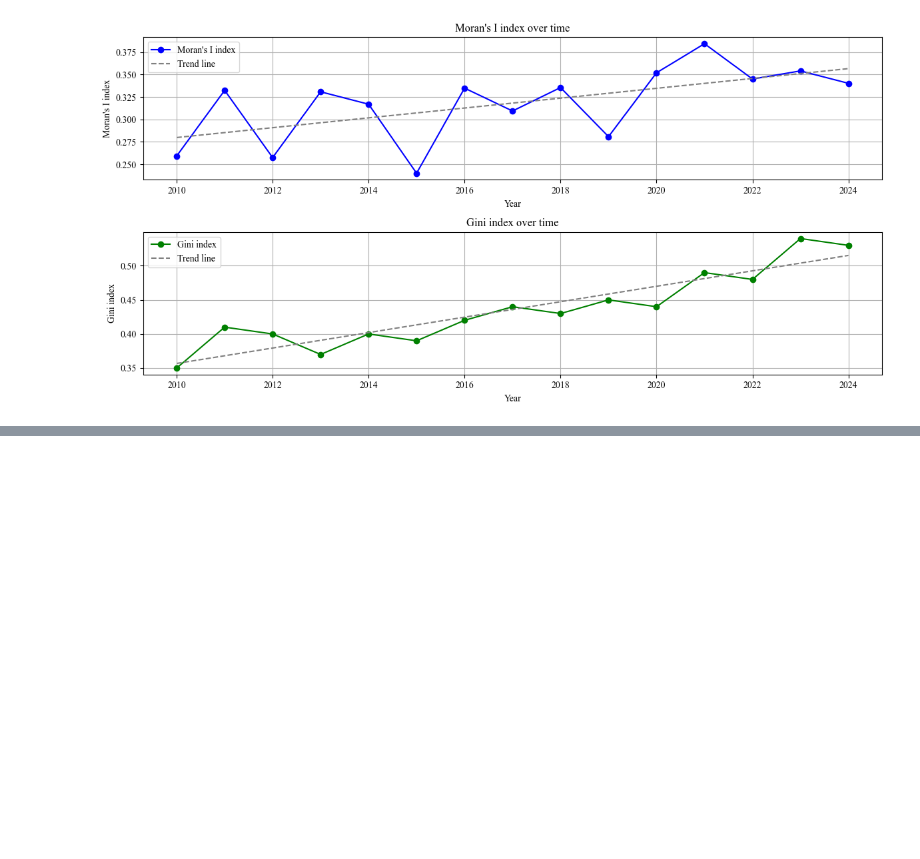
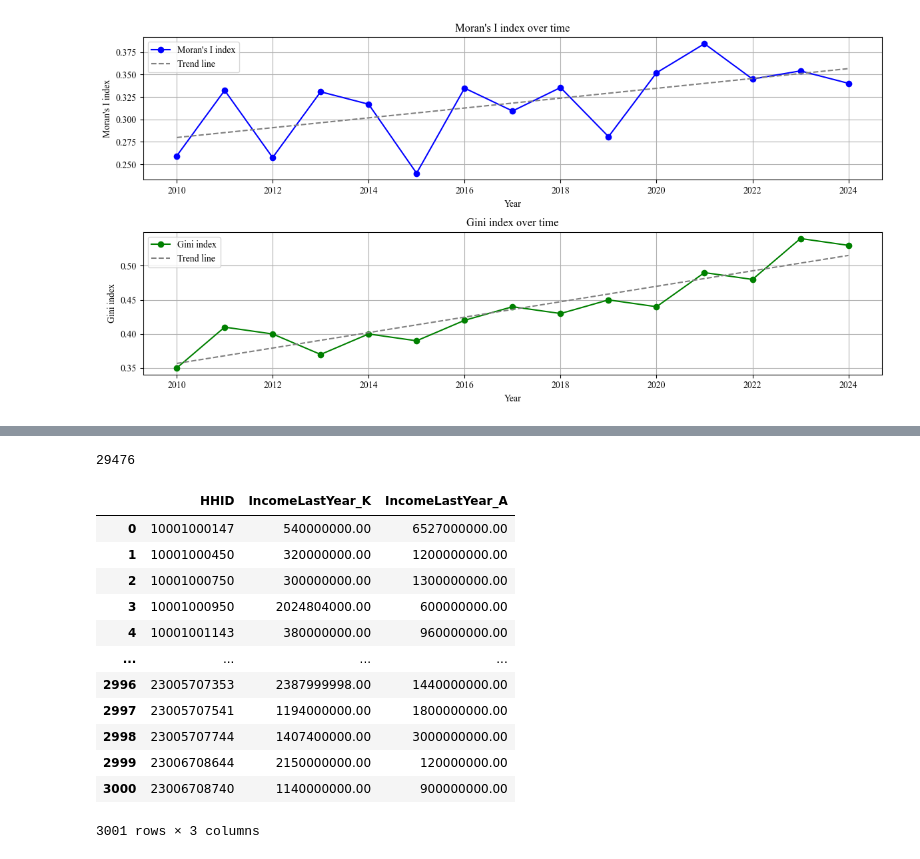
Before and after one commit to sinanarimani/energy-poverty, a Jupyter notebook: evaluation.ipynb, the cells around one changed output, grey strips where cells are left out. Saved outputs shown, nothing was run; the diff lists cells and outputs as text; code cells hidden in the pictures; blank space fills up the shorter version.

```diff
--- a/evaluation.ipynb
+++ b/evaluation.ipynb
@@ -1988,0 +2074,21 @@ plt.show()
+# %%
+17688 + 11788
+# %% [output]
+29476
+# %%
+df1_merge = pd.merge(data1, data2, on = "HHID", how = "inner", suffixes=('_K', '_A'))
+df1_merge
+# %% [output]
+|  | HHID | IncomeLastYear_K | IncomeLastYear_A |
+| 0 | 10001000147 | 540000000.00 | 6527000000.00 |
+| 1 | 10001000450 | 320000000.00 | 1200000000.00 |
+| 2 | 10001000750 | 300000000.00 | 1300000000.00 |
+| 3 | 10001000950 | 2024804000.00 | 600000000.00 |
+| 4 | 10001001143 | 380000000.00 | 960000000.00 |
+| ... | ... | ... | ... |
+| 2996 | 23005707353 | 2387999998.00 | 1440000000.00 |
+| 2997 | 23005707541 | 1194000000.00 | 1800000000.00 |
+| 2998 | 23005707744 | 1407400000.00 | 3000000000.00 |
+| 2999 | 23006708644 | 2150000000.00 | 120000000.00 |
+| 3000 | 23006708740 | 1140000000.00 | 900000000.00 |
+3001 rows × 3 columns
```
Also changed, not shown: parts of 21 cells of this notebook.
